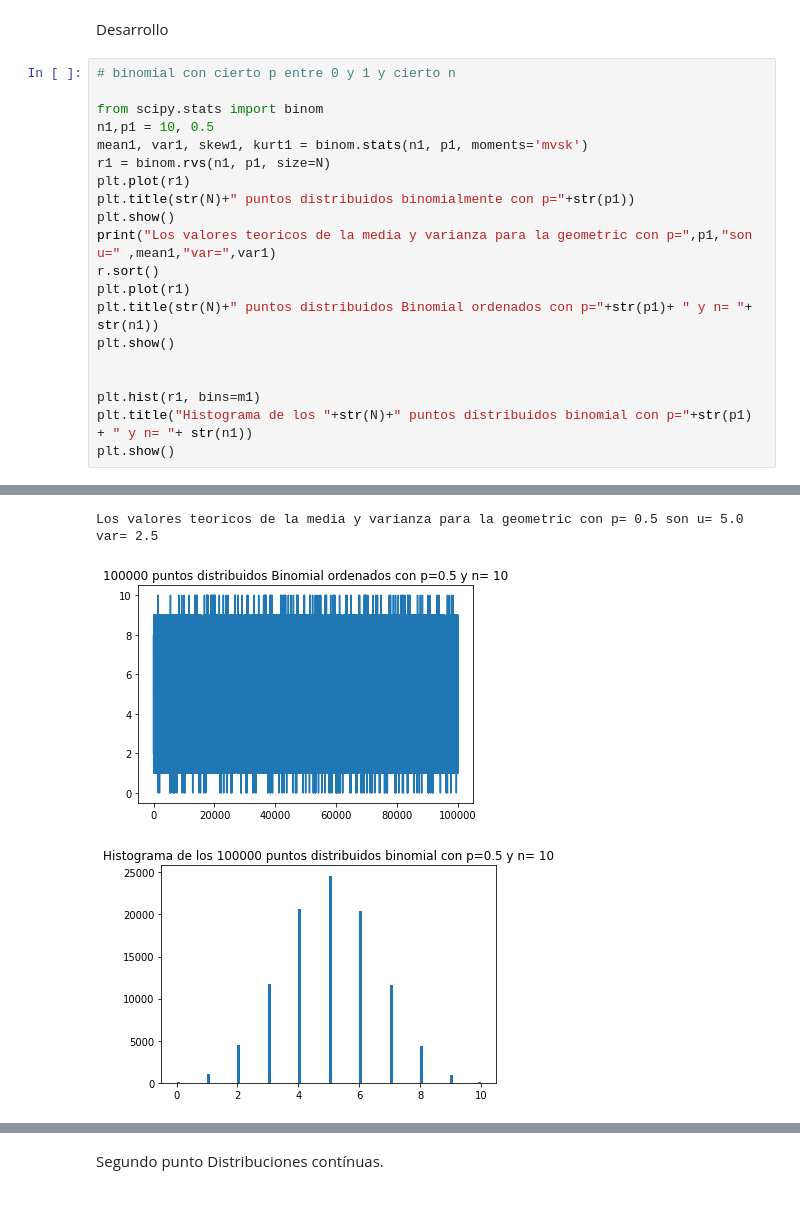
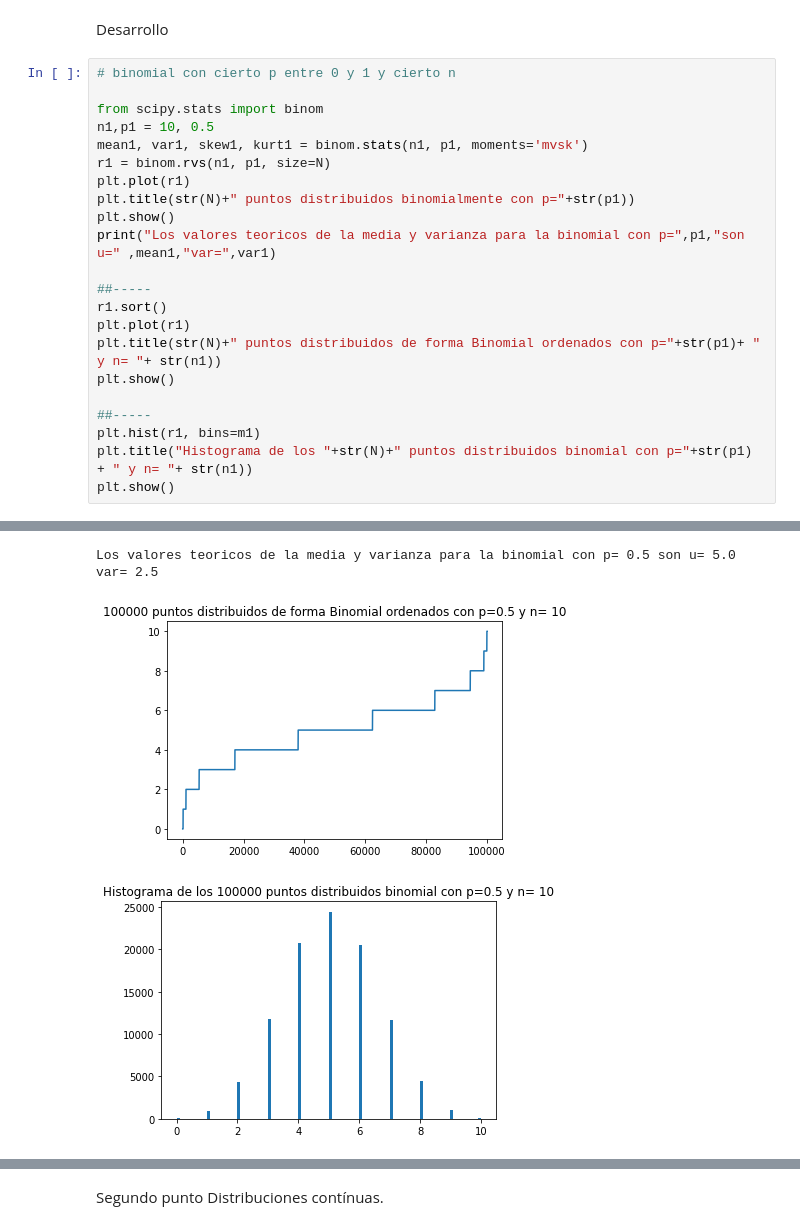
Before and after one commit to francosergioingE/tarea_01_Sergio_franco, a Jupyter notebook: tarea1_ia_sergioFranco.ipynb, the cells around one changed output, grey strips where cells are left out. Cells and saved outputs as stored; diff of their text form.

```diff
--- a/tarea1_ia_sergioFranco.ipynb
+++ b/tarea1_ia_sergioFranco.ipynb
@@ -67,13 +67,15 @@ r1 = binom.rvs(n1, p1, size=N)
 plt.plot(r1)
 plt.title(str(N)+" puntos distribuidos binomialmente con p="+str(p1))
 plt.show()
-print("Los valores teoricos de la media y varianza para la geometric con p=",p1,"son u=" ,mean1,"var=",var1)
-r.sort()
+print("Los valores teoricos de la media y varianza para la binomial con p=",p1,"son u=" ,mean1,"var=",var1)
+
+##-----
+r1.sort()
 plt.plot(r1)
-plt.title(str(N)+" puntos distribuidos Binomial ordenados con p="+str(p1)+ " y n= "+ str(n1))
+plt.title(str(N)+" puntos distribuidos de forma Binomial ordenados con p="+str(p1)+ " y n= "+ str(n1))
 plt.show()
 
-
+##-----
 plt.hist(r1, bins=m1)
 plt.title("Histograma de los "+str(N)+" puntos distribuidos binomial con p="+str(p1) + " y n= "+ str(n1))
 plt.show()
@@ -82,4 +84,4 @@ plt.show()
-Los valores teoricos de la media y varianza para la geometric con p= 0.5 son u= 5.0 var= 2.5
+Los valores teoricos de la media y varianza para la binomial con p= 0.5 son u= 5.0 var= 2.5
-[figure, old version]
+[figure, new version]
 [figure]
 # %%
```
Also changed, not shown: parts of 15 cells of this notebook.
